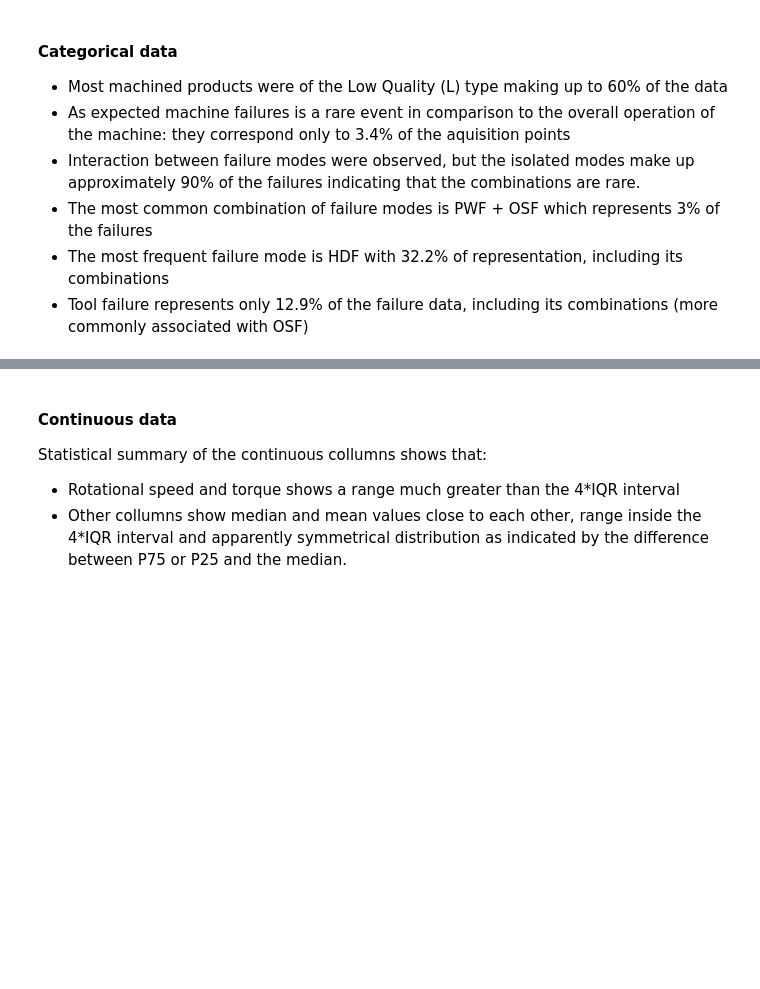
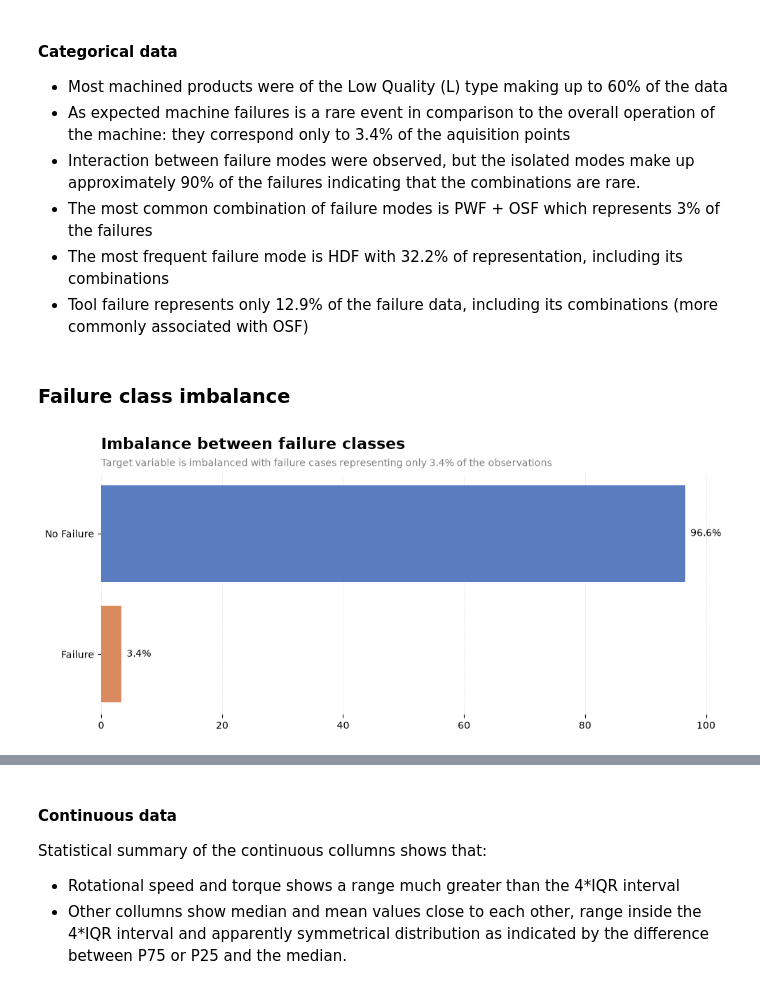
Before and after one commit to ghperez/milling-pdm, a Jupyter notebook: notebooks/01_statistical_profiling.ipynb, the cells around one changed output, grey strips where cells are left out. Cells and saved outputs as stored; diff of their text form; code cells hidden in the pictures; blank space fills up the shorter version.

Commit message:
Updated EDA notebooks and created useful visualizations for README

```diff
--- a/notebooks/01_statistical_profiling.ipynb
+++ b/notebooks/01_statistical_profiling.ipynb
@@ -14,7 +14,7 @@ import seaborn as sns
 %matplotlib inline
 
 # Load 'milling_pdm_celsius' dataset to a pandas dataframe and show
-url = f"postgresql+psycopg2://{url['pguser']}:{url['pgpassword']}@{url['pghost']}/{url['pgdb']}"
+url = f"postgresql+psycopg2://{url['pguser']}:{url['pgpasswd']}@{url['pghost']}/{url['pgdb']}"
 engine = create_engine(url)
 df = pd.read_sql(f"SELECT * FROM milling_pdm_celsius",con=engine, index_col="register_id")
 df
@@ -119,6 +119,83 @@ plt.show()
 - The most common combination of failure modes is PWF + OSF which represents 3% of the failures
 - The most frequent failure mode is HDF with 32.2% of representation, including its combinations
 - Tool failure represents only 12.9% of the failure data, including its combinations (more commonly associated with OSF)
+# %% [markdown]
+### Failure class imbalance
+# %%
+# Rename classes for plotting
+df_plot = df.copy()
+
+df_plot["machine_failure"] = df_plot["machine_failure"].map({
+    False: "No Failure",
+    True: "Failure"
+})
+# %%
+# Horizontal bar plot of failure classes
+
+fig, ax = plt.subplots(figsize=(10, 4.5))
+
+sns.countplot(
+    data=df_plot,
+    y="machine_failure",
+    hue="machine_failure",
+    legend=False,
+    palette="muted",
+    stat="percent",
+    ax=ax
+)
+
+# Title
+ax.set_title(
+    "Imbalance between failure classes",
+    fontsize=16,
+    fontweight="bold",
+    color="black",
+    loc="left",
+    pad=25
+)
+
+# Subtitle
+ax.text(
+    0, 1.02,
+    "Target variable is imbalanced with failure cases representing only 3.4% of the observations",
+    transform=ax.transAxes,
+    fontsize=10,
+    color="gray",
+    ha="left",
+    va="bottom"
+)
+
+# Axes labels
+ax.set_xlabel("")
+ax.set_ylabel("")
+
+# Grid
+ax.grid(
+    axis="x",
+    linestyle="--",
+    linewidth=0.6,
+    alpha=0.3
+)
+
+ax.set_axisbelow(True)
+
+# Show percentagens next to the bars
+for container in ax.containers:
+    ax.bar_label(
+        container,
+        fmt="%.1f%%",
+        padding=5,
+        fontsize=10
+    )
+
+# Remove borders
+sns.despine(left=True, bottom=True)
+
+plt.tight_layout()
+plt.savefig("../doc/imbalance_plot.png")
+plt.show()
+# %% [output]
+[figure, added]
 # %%
 df.describe()
 # %% [output]
```
Also changed, not shown: parts of 1 cell of this notebook, 6 other files.
